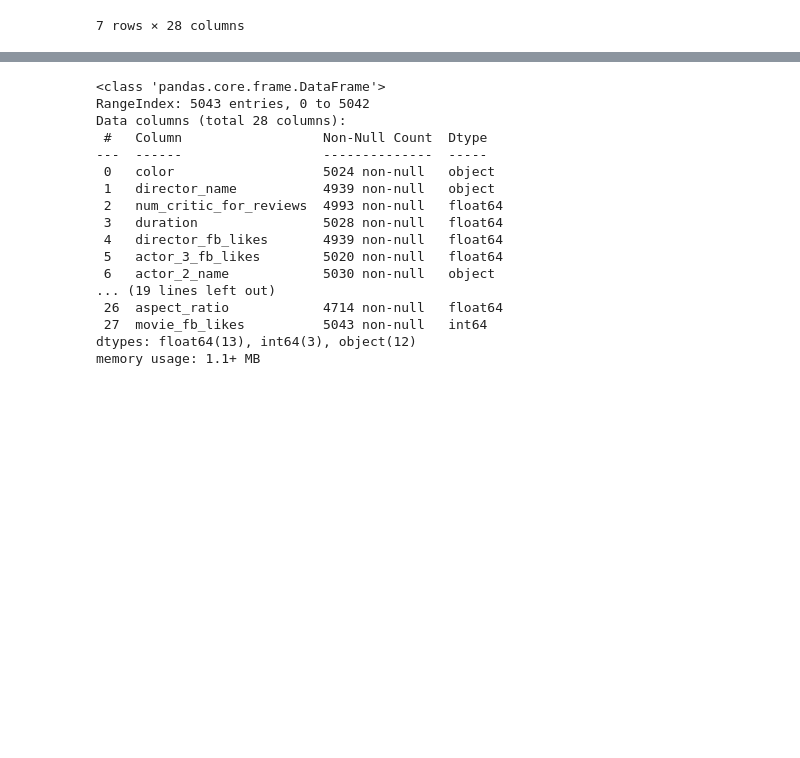
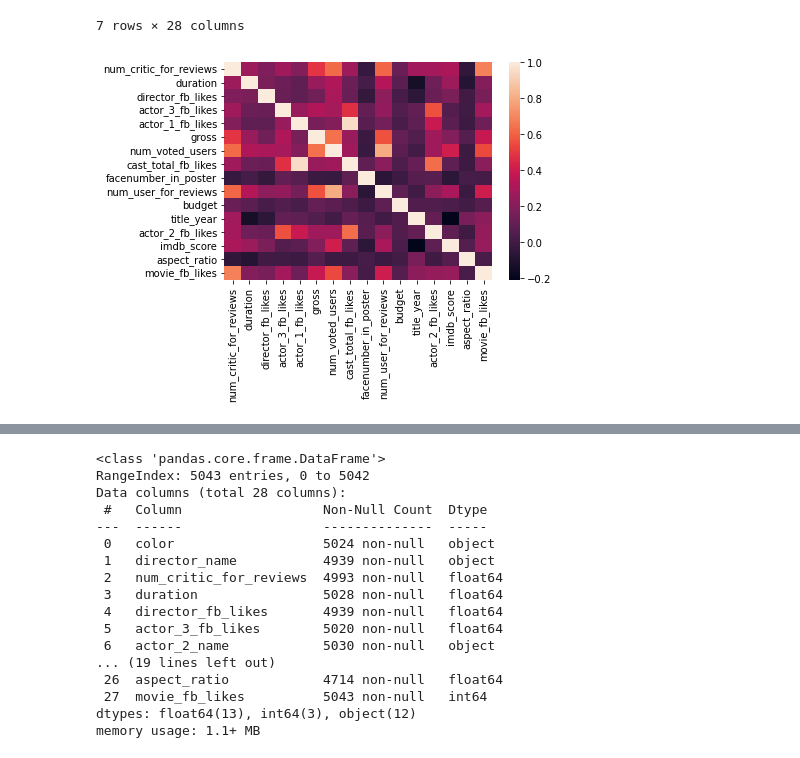
Before and after one commit to Florent-Vanhollebeke/Rendus_projets_Florent, a Jupyter notebook: Projet_en_cours/Projet P6 - revisions ML.ipynb, the cells around one changed output, grey strips where cells are left out. Drawn from its saved outputs; the diff is of its cells as text; code cells hidden in the pictures; blank space fills up the shorter version.

```diff
--- a/Projet_en_cours/Projet P6 - revisions ML.ipynb
+++ b/Projet_en_cours/Projet P6 - revisions ML.ipynb
@@ -66,6 +70,10 @@ data.head(7)
 | 5 | Color | Andrew Stanton | 462.0 | 132.0 | 475.0 | 530.0 | ... |
 | 6 | Color | Sam Raimi | 392.0 | 156.0 | 0.0 | 4000.0 | ... |
 7 rows × 28 columns
+# %%
+sns.heatmap(data.corr());
+# %% [output]
+[figure, added]
 # %% [markdown]
 <a id='data_cleaning'></a>
 # %%
```
Also changed, not shown: parts of 13 cells of this notebook.
